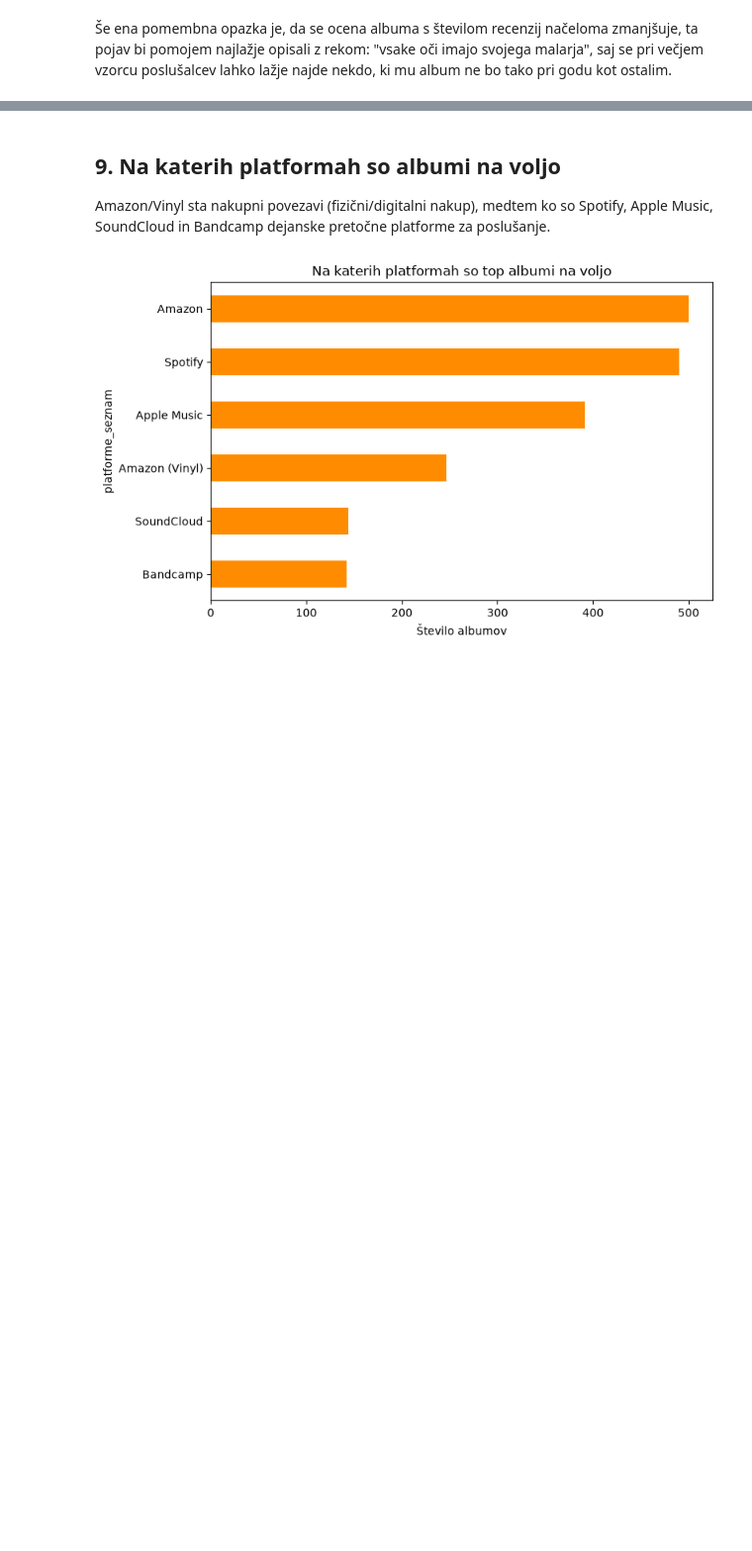
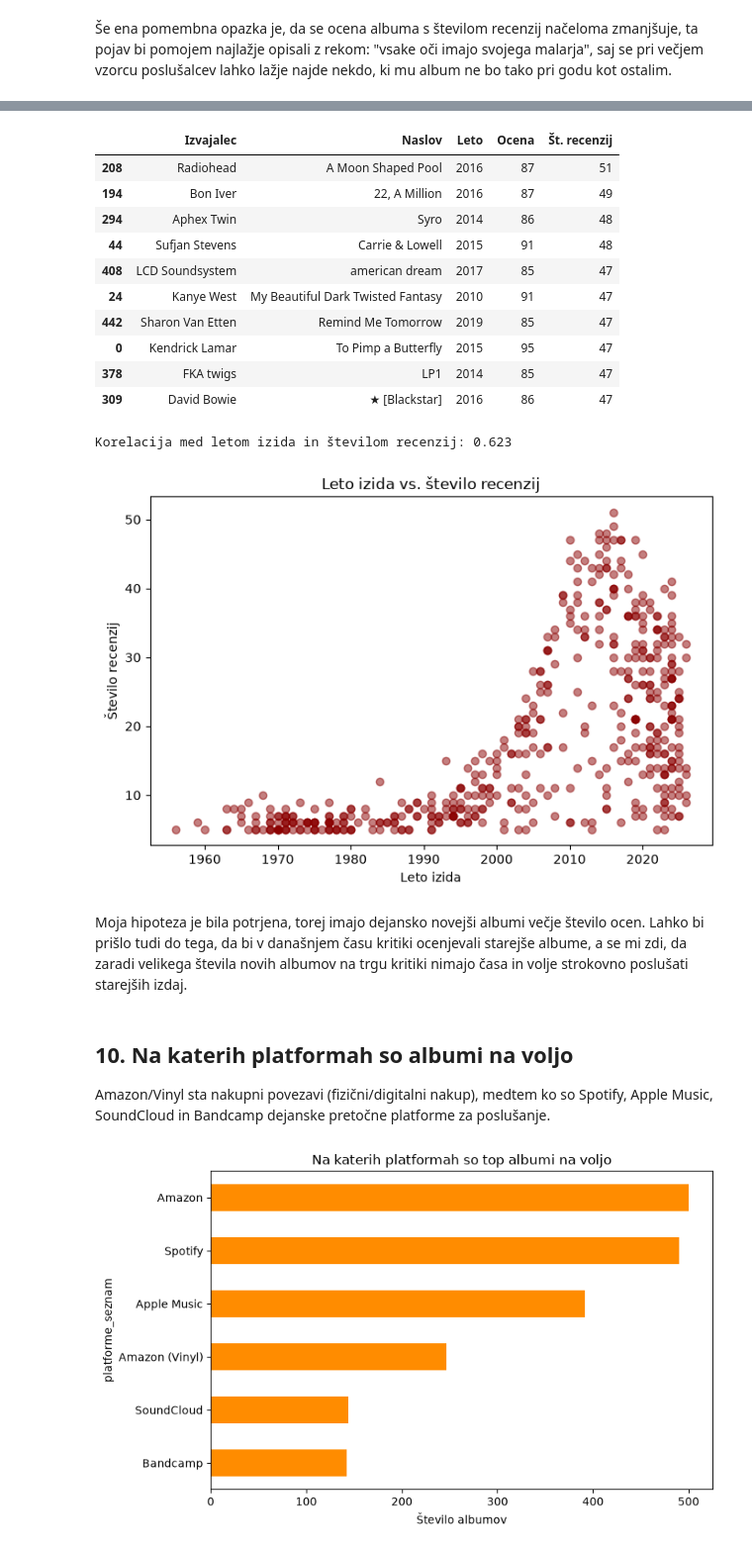
Before and after one commit to Erazem29/UVP-PROJEKTNA, a Jupyter notebook: analiza.ipynb, the cells around one changed output, grey strips where cells are left out. Shown at 99% size. Drawn from its saved outputs; the diff is of its cells as text; code cells hidden in the pictures; blank space fills up the shorter version.

Commit message:
Dodana analiza razmerja med letom izida in številom recenzij

```diff
--- a/analiza.ipynb
+++ b/analiza.ipynb
@@ -263,5 +266,35 @@ Korelacija med oceno in številom recenzij: -0.607
+# %%
+top10_recenzije = df.sort_values(by='st_recenzij', ascending=False).head(10)
+display(top10_recenzije[['izvajalec', 'naslov', 'leto', 'ocena', 'st_recenzij']]
+        .rename(columns=IMENA_STOLPCEV))
+
+korelacija_leto = df['leto'].corr(df['st_recenzij'])
+print(f'Korelacija med letom izida in številom recenzij: {korelacija_leto:.3f}')
+
+plt.figure(figsize=(8, 5))
+plt.scatter(df['leto'], df['st_recenzij'], alpha=0.5, color='darkred')
+plt.xlabel('Leto izida')
+plt.ylabel('Število recenzij')
+plt.title('Leto izida vs. število recenzij')
+plt.show()
+# %% [output]
+|  | Izvajalec | Naslov | Leto | Ocena | Št. recenzij |
+| 208 | Radiohead | A Moon Shaped Pool | 2016 | 87 | 51 |
+| 194 | Bon Iver | 22, A Million | 2016 | 87 | 49 |
+| 294 | Aphex Twin | Syro | 2014 | 86 | 48 |
+| 44 | Sufjan Stevens | Carrie & Lowell | 2015 | 91 | 48 |
+| 408 | LCD Soundsystem | american dream | 2017 | 85 | 47 |
+| 24 | Kanye West | My Beautiful Dark Twisted Fantasy | 2010 | 91 | 47 |
+| 442 | Sharon Van Etten | Remind Me Tomorrow | 2019 | 85 | 47 |
+| 0 | Kendrick Lamar | To Pimp a Butterfly | 2015 | 95 | 47 |
+| 378 | FKA twigs | LP1 | 2014 | 85 | 47 |
+| 309 | David Bowie | ★ [Blackstar] | 2016 | 86 | 47 |
+Korelacija med letom izida in številom recenzij: 0.623
+[figure, added]
+# %% [markdown]
+Moja hipoteza je bila potrjena, torej imajo dejansko novejši albumi večje število ocen. Lahko bi prišlo tudi do tega, da bi v današnjem času kritiki ocenjevali starejše albume, a se mi zdi, da zaradi velikega števila novih albumov na trgu kritiki nimajo časa in volje strokovno poslušati starejših izdaj.
 # %% [markdown]
-## 9. Na katerih platformah so albumi na voljo
+## 10. Na katerih platformah so albumi na voljo
 
 Amazon/Vinyl sta nakupni povezavi (fizični/digitalni nakup), medtem ko so Spotify, Apple Music, SoundCloud in Bandcamp dejanske pretočne platforme za poslušanje.
 # %%
```
Also changed, not shown: parts of 2 cells of this notebook.
